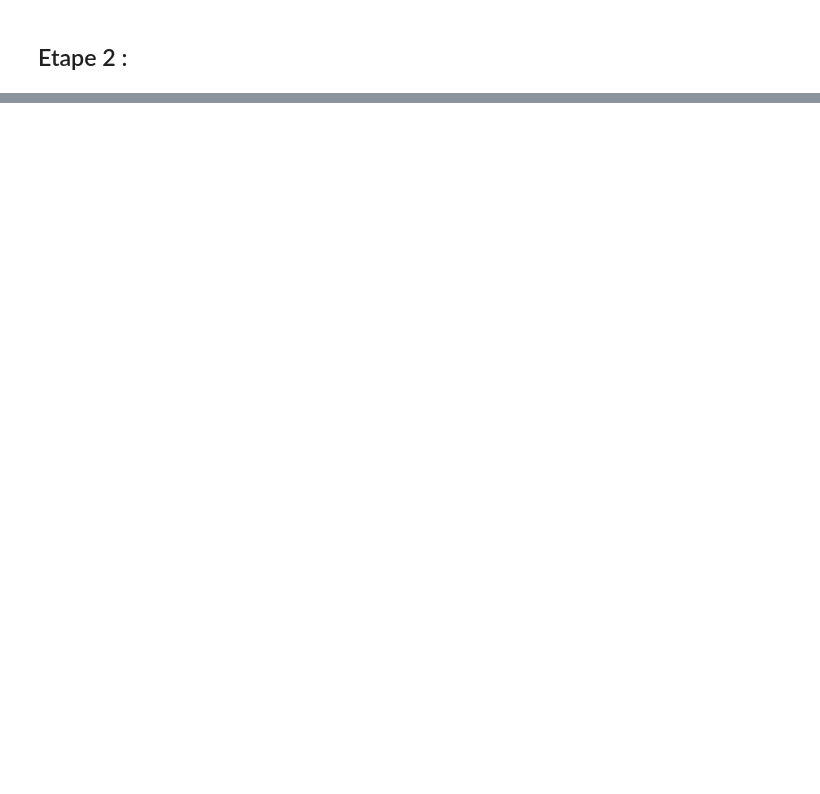
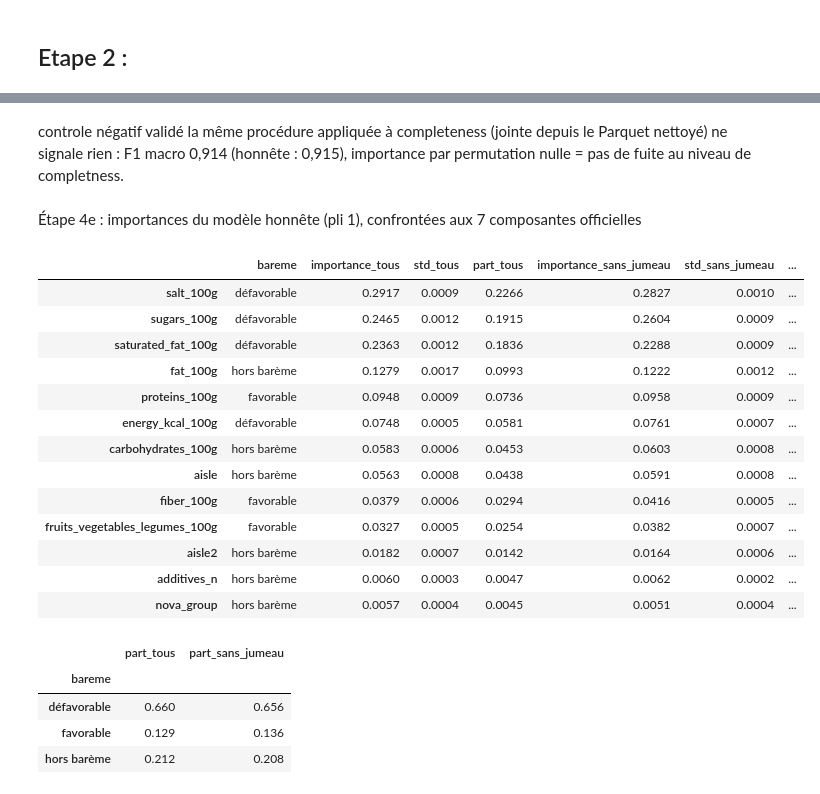
Before and after one commit to G-code10/nutri_gui, a Jupyter notebook: notebooks/guillaume/tp14.ipynb, the cells around one changed output, grey strips where cells are left out. Saved outputs shown, nothing was run; the diff lists cells and outputs as text; code cells hidden in the pictures; blank space fills up the shorter version.

```diff
--- a/notebooks/guillaume/tp14.ipynb
+++ b/notebooks/guillaume/tp14.ipynb
@@ -291,0 +992,26 @@ point de controle 2 validé, l'arbre de profondeur 3 ne prédit jamais a ou b, c
+# %%
+HONEST_MODEL = balanced_forest   # forêt balanced retenue à l'étape 3, construite sur FEATURES (sans la fuite)
+
+
+def check_no_leak(pipeline, X: pd.DataFrame, forbidden: set[str] = FORBIDDEN) -> None:
+    """Lève AssertionError si une colonne interdite est dans X ou dans les colonnes lues par le préprocesseur."""
+    in_data = forbidden & set(X.columns)
+    assert not in_data, f"Colonne interdite dans les données d'entrée : {in_data}"
+
+    preprocessor = pipeline.named_steps["preprocessor"]
+    column_step = preprocessor.named_steps["columns"]
+    read_columns = {column for _, _, columns in column_step.transformers for column in columns}
+    in_pipeline = forbidden & read_columns
+    assert not in_pipeline, f"Colonne interdite lue par le préprocesseur : {in_pipeline}"
+
+
+# 1. Le modèle honnête passe le contrôle
+check_no_leak(HONEST_MODEL, X_train)
+print(f"Modèle honnête : aucune colonne interdite ({sorted(FORBIDDEN)})")
+
+# 2. Le garde-fou détecte bien la fuite quand on la réintroduit
+try:
+    check_no_leak(HONEST_MODEL, X_train_leak)
+    raise RuntimeError("Le garde-fou n'a pas détecté nutriscore_score : il ne protège rien")
+except AssertionError as error:
+    print(f"Fuite réintroduite détectée comme prévu : {error}")
@@ -291,0 +1060,44 @@ point de controle 2 validé, l'arbre de profondeur 3 ne prédit jamais a ou b, c
+# %% [markdown]
+controle négatif validé
+la même procédure appliquée à completeness (jointe depuis le Parquet nettoyé) ne signale rien : F1 macro 0,914 (honnête : 0,915), importance par permutation nulle = pas de fuite au niveau de completness.
+# %% [markdown]
+Étape 4e : importances du modèle honnête (pli 1), confrontées aux 7 composantes officielles
+# %%
+BAREME = {
+    # Composantes officielles défavorables
+    "energy_kcal_100g": "défavorable", "sugars_100g": "défavorable",
+    "saturated_fat_100g": "défavorable", "salt_100g": "défavorable",
+    # Composantes officielles favorables
+    "fiber_100g": "favorable", "proteins_100g": "favorable", "fruits_vegetables_legumes_100g": "favorable",
+}
+# Toute autre feature est hors barème (glucides, lipides, NOVA, additifs, rayons)
+
+honest_importance = fold_permutation_importance(HONEST_MODEL, X_train)
+honest_importance.insert(0, "bareme", honest_importance.index.map(lambda column: BAREME.get(column, "hors barème")))
+
+with pd.option_context("display.float_format", "{:.4f}".format):
+    display(honest_importance)
+
+# Part de l'importance par famille du barème
+family_share = honest_importance.groupby("bareme")[["part_tous", "part_sans_jumeau"]].sum().round(3)
+family_share
+# %% [output]
+|  | bareme | importance_tous | std_tous | part_tous | importance_sans_jumeau | std_sans_jumeau | ... |
+| salt_100g | défavorable | 0.2917 | 0.0009 | 0.2266 | 0.2827 | 0.0010 | ... |
+| sugars_100g | défavorable | 0.2465 | 0.0012 | 0.1915 | 0.2604 | 0.0009 | ... |
+| saturated_fat_100g | défavorable | 0.2363 | 0.0012 | 0.1836 | 0.2288 | 0.0009 | ... |
+| fat_100g | hors barème | 0.1279 | 0.0017 | 0.0993 | 0.1222 | 0.0012 | ... |
+| proteins_100g | favorable | 0.0948 | 0.0009 | 0.0736 | 0.0958 | 0.0009 | ... |
+| energy_kcal_100g | défavorable | 0.0748 | 0.0005 | 0.0581 | 0.0761 | 0.0007 | ... |
+| carbohydrates_100g | hors barème | 0.0583 | 0.0006 | 0.0453 | 0.0603 | 0.0008 | ... |
+| aisle | hors barème | 0.0563 | 0.0008 | 0.0438 | 0.0591 | 0.0008 | ... |
+| fiber_100g | favorable | 0.0379 | 0.0006 | 0.0294 | 0.0416 | 0.0005 | ... |
+| fruits_vegetables_legumes_100g | favorable | 0.0327 | 0.0005 | 0.0254 | 0.0382 | 0.0007 | ... |
+| aisle2 | hors barème | 0.0182 | 0.0007 | 0.0142 | 0.0164 | 0.0006 | ... |
+| additives_n | hors barème | 0.0060 | 0.0003 | 0.0047 | 0.0062 | 0.0002 | ... |
+| nova_group | hors barème | 0.0057 | 0.0004 | 0.0045 | 0.0051 | 0.0004 | ... |
+|  | part_tous | part_sans_jumeau |
+| bareme |  |  |
+| défavorable | 0.660 | 0.656 |
+| favorable | 0.129 | 0.136 |
+| hors barème | 0.212 | 0.208 |
```
Also changed, not shown: parts of 81 cells of this notebook, 1 other file.
